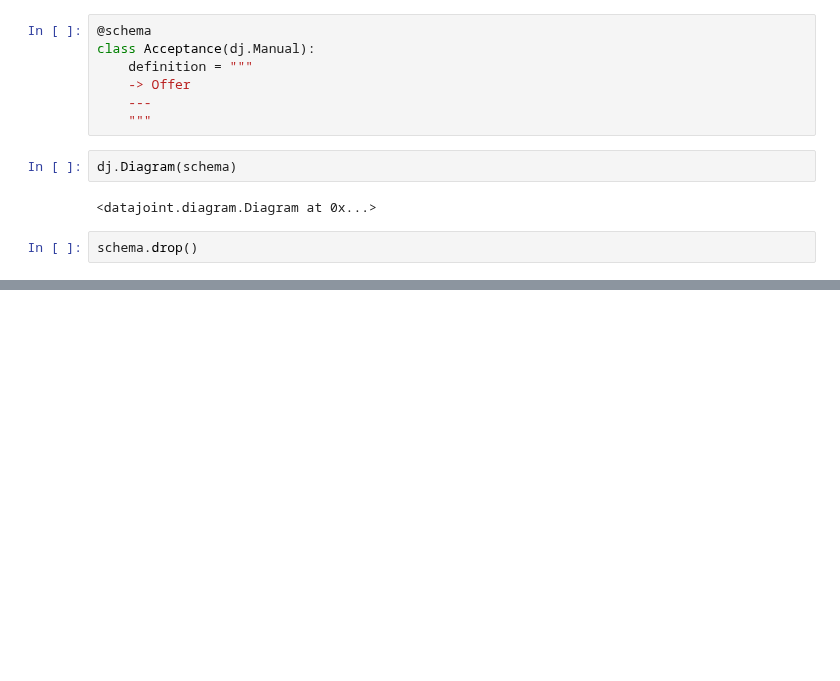
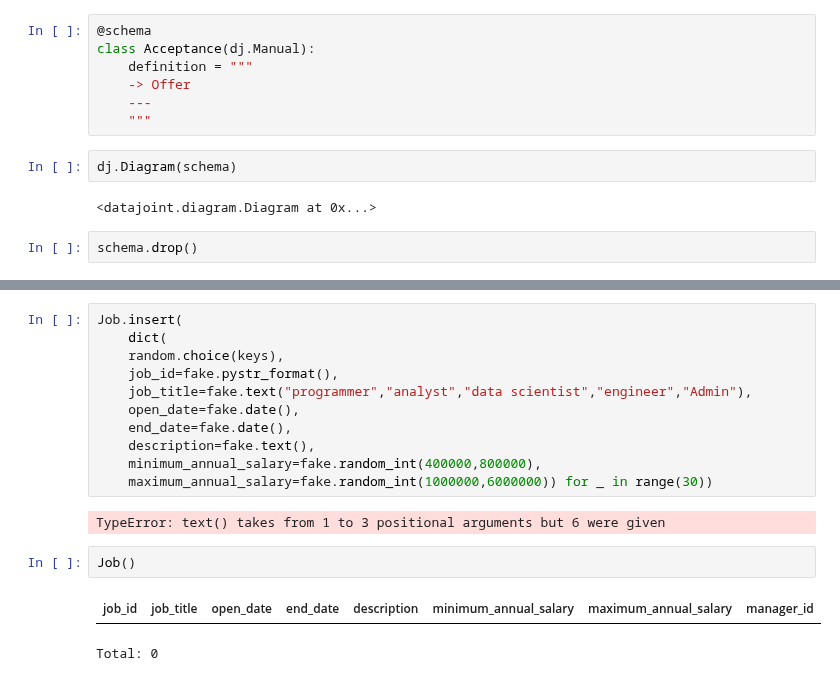
Before and after one commit to JasmineMadi/datajoint-tutorials, a Jupyter notebook: db-course/PythonFinalPro.ipynb, the cells around one changed output, grey strips where cells are left out. Drawn from its saved outputs; the diff is of its cells as text; blank space fills up the shorter version.

```diff
--- a/db-course/PythonFinalPro.ipynb
+++ b/db-course/PythonFinalPro.ipynb
@@ -104,0 +136,18 @@ schema.drop()
+# %%
+Job.insert(
+    dict(
+    random.choice(keys),
+    job_id=fake.pystr_format(),
+    job_title=fake.text("programmer","analyst","data scientist","engineer","Admin"),
+    open_date=fake.date(),
+    end_date=fake.date(),
+    description=fake.text(),
+    minimum_annual_salary=fake.random_int(400000,800000),
+    maximum_annual_salary=fake.random_int(1000000,6000000)) for _ in range(30))
+# %% [output]
+TypeError: text() takes from 1 to 3 positional arguments but 6 were given
+# %%
+Job()
+# %% [output]
+| job_id | job_title | open_date | end_date | description | minimum_annual_salary | maximum_annual_salary | manager_id |
+Total: 0
```
Also changed, not shown: parts of 8 cells of this notebook, 1 other file.
